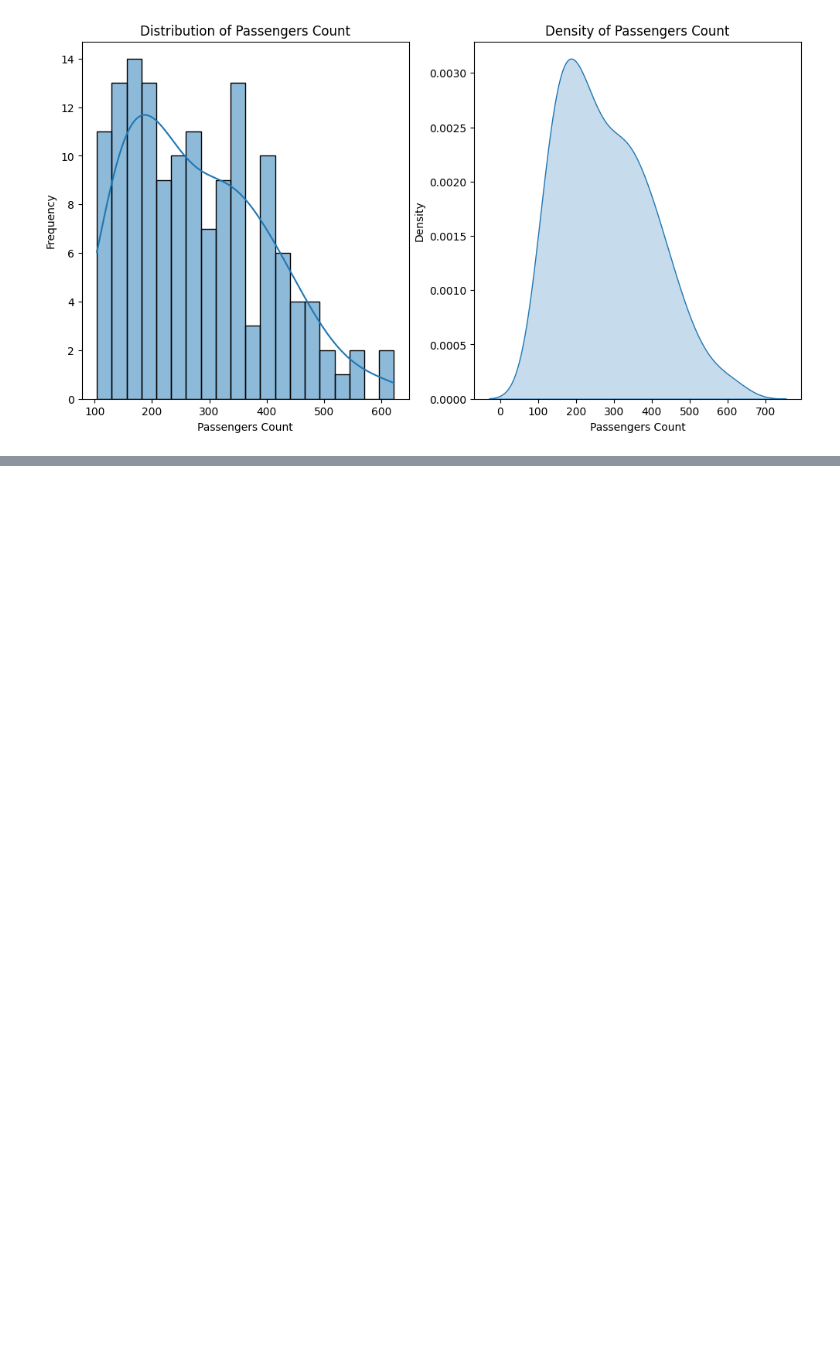
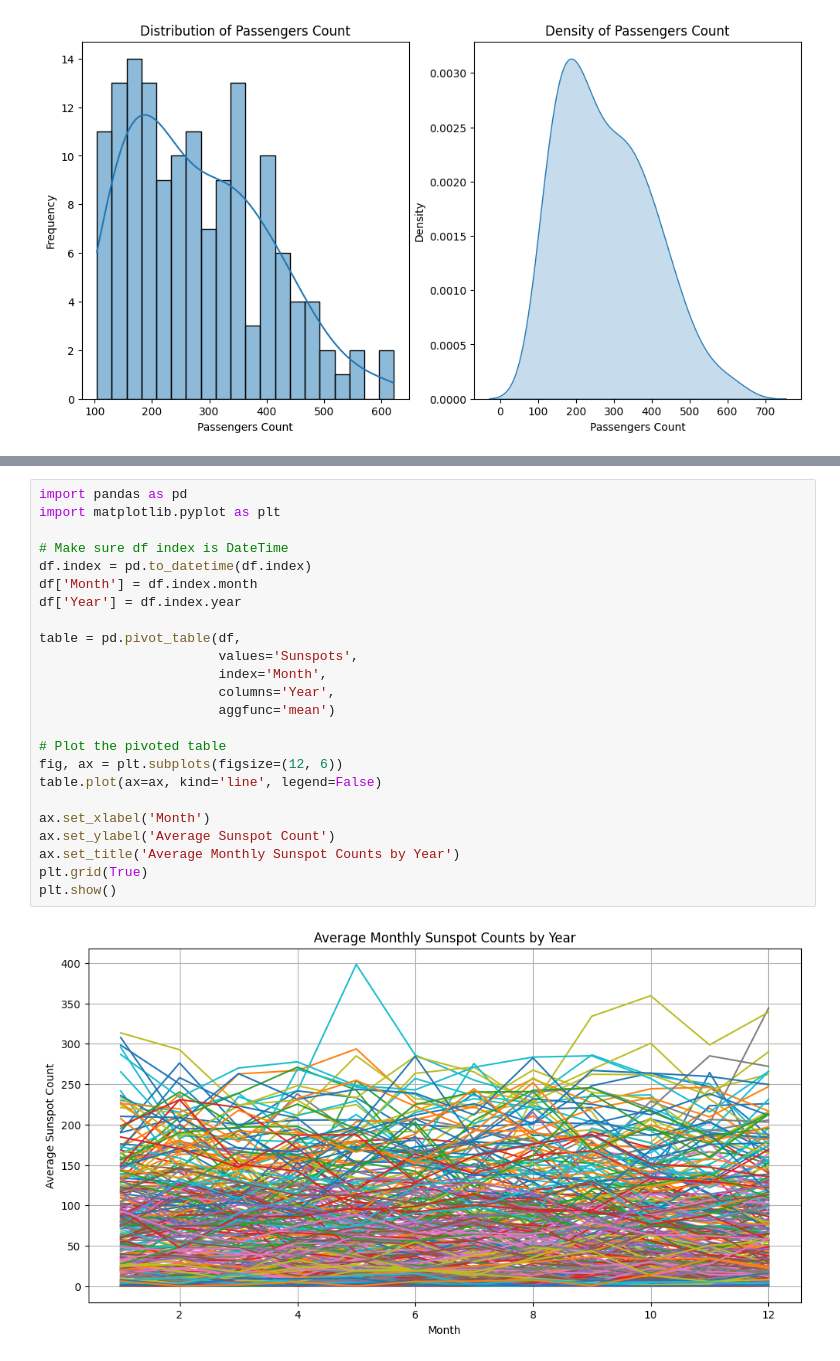
Before and after one commit to nicoleKape-code/AI_CourseRepo, a Jupyter notebook: 13_oct/IntroTimeSeries.ipynb, the cells around one changed output, grey strips where cells are left out. Drawn from its saved outputs; the diff is of its cells as text; blank space fills up the shorter version.

```diff
--- a/13_oct/IntroTimeSeries.ipynb
+++ b/13_oct/IntroTimeSeries.ipynb
@@ -97,0 +163,26 @@ Text(0.5, 0, 'Passengers Count')
+# %%
+import pandas as pd
+import matplotlib.pyplot as plt
+
+# Make sure df index is DateTime
+df.index = pd.to_datetime(df.index)
+df['Month'] = df.index.month
+df['Year'] = df.index.year
+
+table = pd.pivot_table(df,
+                       values='Sunspots',
+                       index='Month',
+                       columns='Year',
+                       aggfunc='mean')
+
+# Plot the pivoted table
+fig, ax = plt.subplots(figsize=(12, 6))
+table.plot(ax=ax, kind='line', legend=False)
+
+ax.set_xlabel('Month')
+ax.set_ylabel('Average Sunspot Count')
+ax.set_title('Average Monthly Sunspot Counts by Year')
+plt.grid(True)
+plt.show()
+# %% [output]
+[figure, added]
```
Also changed, not shown: parts of 13 cells of this notebook.
